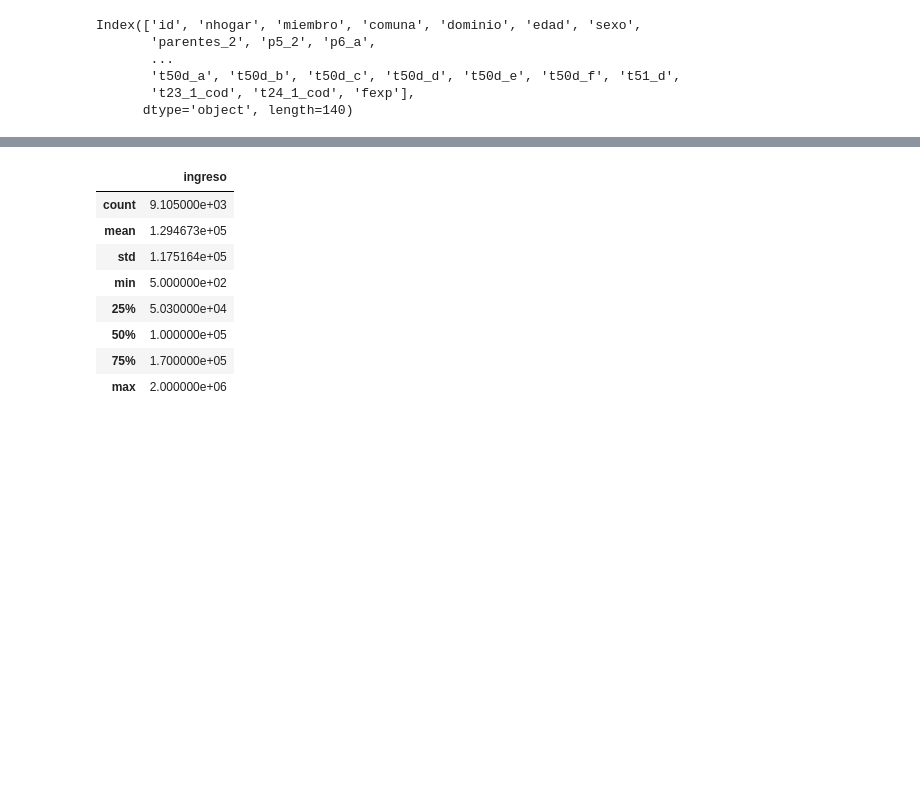
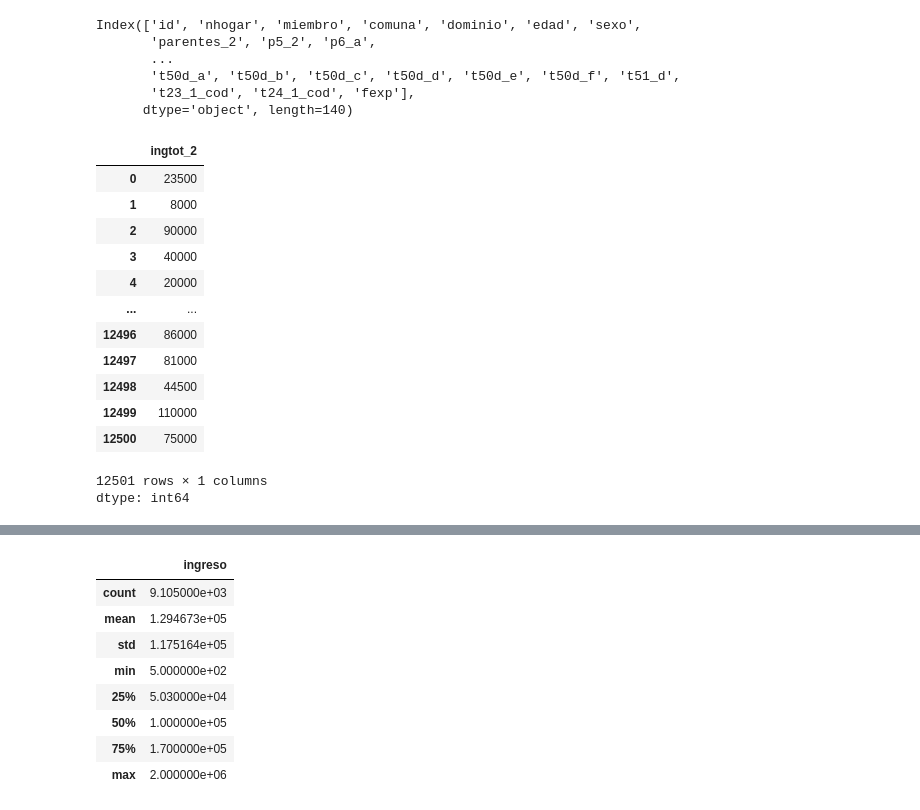
Before and after one commit to rpasquini/econometria-iae, a Jupyter notebook: OLS_2_Ajuste_Propiedades_Test_de_Hipótesis.ipynb, the cells around one changed output, grey strips where cells are left out. Cells and saved outputs as stored; diff of their text form; code cells hidden in the pictures; blank space fills up the shorter version.

```diff
--- a/OLS_2_Ajuste_Propiedades_Test_de_Hipótesis.ipynb
+++ b/OLS_2_Ajuste_Propiedades_Test_de_Hipótesis.ipynb
@@ -40,5 +40,22 @@ Index(['id', 'nhogar', 'miembro', 'comuna', 'dominio', 'edad', 'sexo',
        't50d_a', 't50d_b', 't50d_c', 't50d_d', 't50d_e', 't50d_f', 't51_d',
        't23_1_cod', 't24_1_cod', 'fexp'],
       dtype='object', length=140)
+# %%
+df['ingtot_2']
+# %% [output]
+|  | ingtot_2 |
+| 0 | 23500 |
+| 1 | 8000 |
+| 2 | 90000 |
+| 3 | 40000 |
+| 4 | 20000 |
+| ... | ... |
+| 12496 | 86000 |
+| 12497 | 81000 |
+| 12498 | 44500 |
+| 12499 | 110000 |
+| 12500 | 75000 |
+12501 rows × 1 columns
+dtype: int64
 # %%
 df['ingreso']=df['ingtot_2']
```
Also changed, not shown: parts of 15 cells of this notebook.
